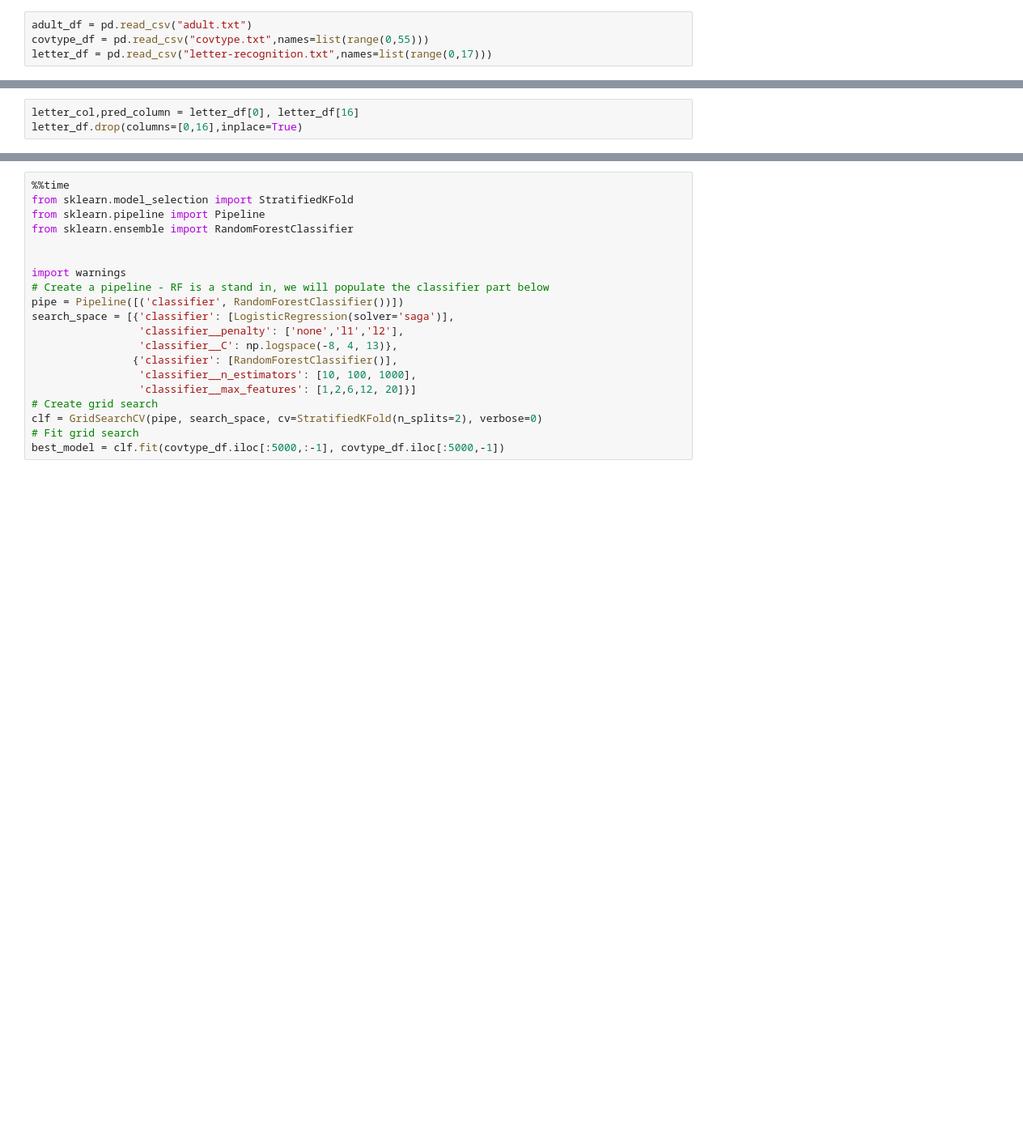
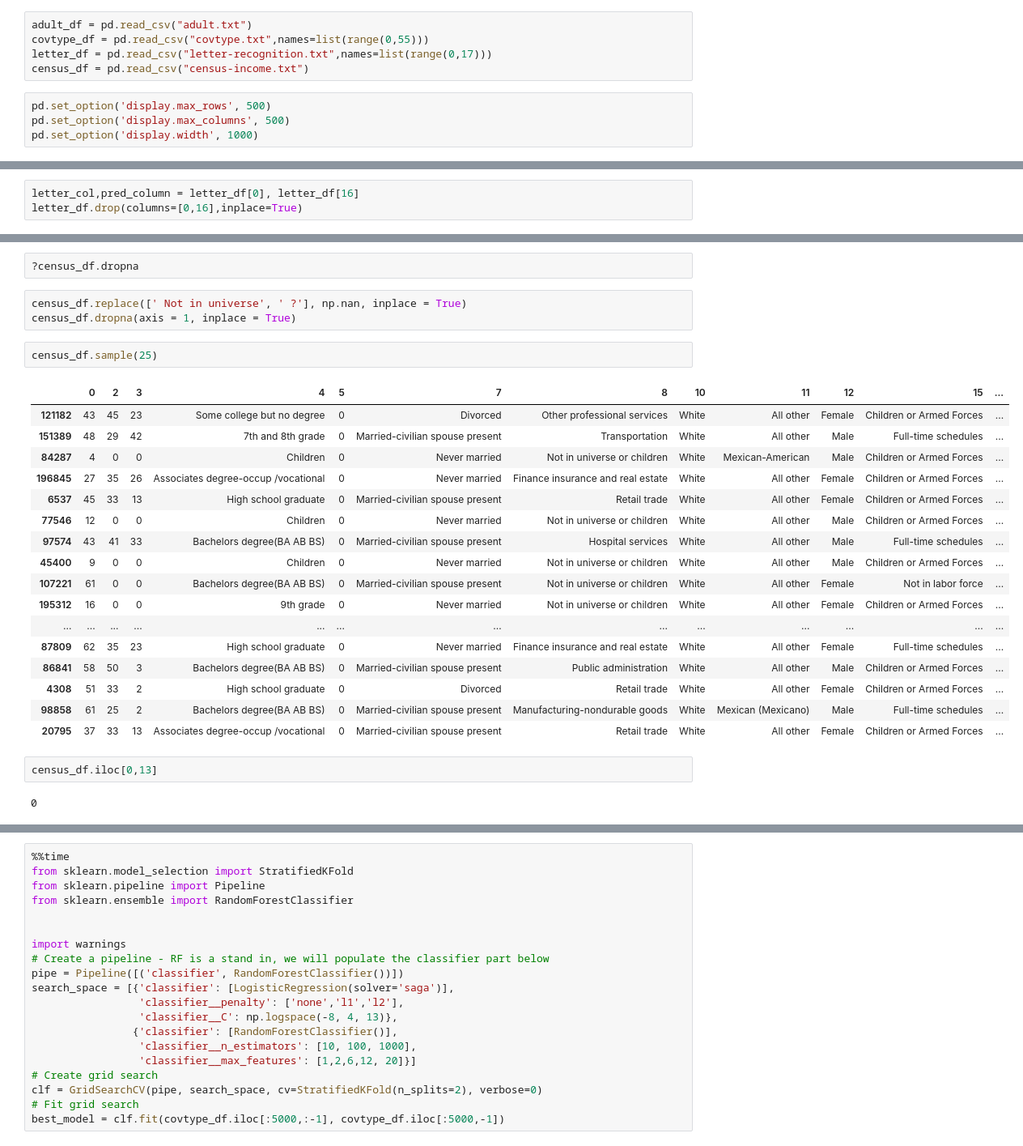
Before and after one commit to justintheyang/novelsearch_icml, a Jupyter notebook: ICML.ipynb, the cells around one changed output, grey strips where cells are left out. Shown at 81% size. Drawn from its saved outputs; the diff is of its cells as text; blank space fills up the shorter version.

```diff
--- a/ICML.ipynb
+++ b/ICML.ipynb
@@ -18,6 +37,11 @@ from sklearn.linear_model import LogisticRegression
 adult_df = pd.read_csv("adult.txt")
 covtype_df = pd.read_csv("covtype.txt",names=list(range(0,55)))
 letter_df = pd.read_csv("letter-recognition.txt",names=list(range(0,17)))
+census_df = pd.read_csv("census-income.txt")
+# %%
+pd.set_option('display.max_rows', 500)
+pd.set_option('display.max_columns', 500)
+pd.set_option('display.width', 1000)
 # %%
 imp_mean = SimpleImputer(missing_values=" ?", strategy="most_frequent").fit(adult_df)
 adult_df = pd.DataFrame(imp_mean.transform(adult_df), columns=adult_df.columns)
@@ -99,0 +124,29 @@ letter_df.sample(10)
+# %%
+?census_df.dropna
+# %%
+census_df.replace([' Not in universe', ' ?'], np.nan, inplace = True)
+census_df.dropna(axis = 1, inplace = True)
+# %%
+census_df.sample(25)
+# %% [output]
+|  | 0 | 2 | 3 | 4 | 5 | 7 | 8 | 10 | 11 | 12 | 15 | ... |
+| 121182 | 43 | 45 | 23 | Some college but no degree | 0 | Divorced | Other professional services | White | All other | Female | Children or Armed Forces | ... |
+| 151389 | 48 | 29 | 42 | 7th and 8th grade | 0 | Married-civilian spouse present | Transportation | White | All other | Male | Full-time schedules | ... |
+| 84287 | 4 | 0 | 0 | Children | 0 | Never married | Not in universe or children | White | Mexican-American | Male | Children or Armed Forces | ... |
+| 196845 | 27 | 35 | 26 | Associates degree-occup /vocational | 0 | Never married | Finance insurance and real estate | White | All other | Female | Children or Armed Forces | ... |
+| 6537 | 45 | 33 | 13 | High school graduate | 0 | Married-civilian spouse present | Retail trade | White | All other | Female | Children or Armed Forces | ... |
+| 77546 | 12 | 0 | 0 | Children | 0 | Never married | Not in universe or children | White | All other | Male | Children or Armed Forces | ... |
+| 97574 | 43 | 41 | 33 | Bachelors degree(BA AB BS) | 0 | Married-civilian spouse present | Hospital services | White | All other | Male | Full-time schedules | ... |
+| 45400 | 9 | 0 | 0 | Children | 0 | Never married | Not in universe or children | White | All other | Male | Children or Armed Forces | ... |
+| 107221 | 61 | 0 | 0 | Bachelors degree(BA AB BS) | 0 | Married-civilian spouse present | Not in universe or children | White | All other | Female | Not in labor force | ... |
+| 195312 | 16 | 0 | 0 | 9th grade | 0 | Never married | Not in universe or children | White | All other | Female | Children or Armed Forces | ... |
+| ... | ... | ... | ... | ... | ... | ... | ... | ... | ... | ... | ... | ... |
+| 87809 | 62 | 35 | 23 | High school graduate | 0 | Never married | Finance insurance and real estate | White | All other | Female | Full-time schedules | ... |
+| 86841 | 58 | 50 | 3 | Bachelors degree(BA AB BS) | 0 | Married-civilian spouse present | Public administration | White | All other | Male | Children or Armed Forces | ... |
+| 4308 | 51 | 33 | 2 | High school graduate | 0 | Divorced | Retail trade | White | All other | Female | Children or Armed Forces | ... |
+| 98858 | 61 | 25 | 2 | Bachelors degree(BA AB BS) | 0 | Married-civilian spouse present | Manufacturing-nondurable goods | White | Mexican (Mexicano) | Male | Full-time schedules | ... |
+| 20795 | 37 | 33 | 13 | Associates degree-occup /vocational | 0 | Married-civilian spouse present | Retail trade | White | All other | Female | Children or Armed Forces | ... |
+# %%
+census_df.iloc[0,13]
+# %% [output]
+0
```
Also changed, not shown: parts of 20 cells of this notebook, 2 other files.
